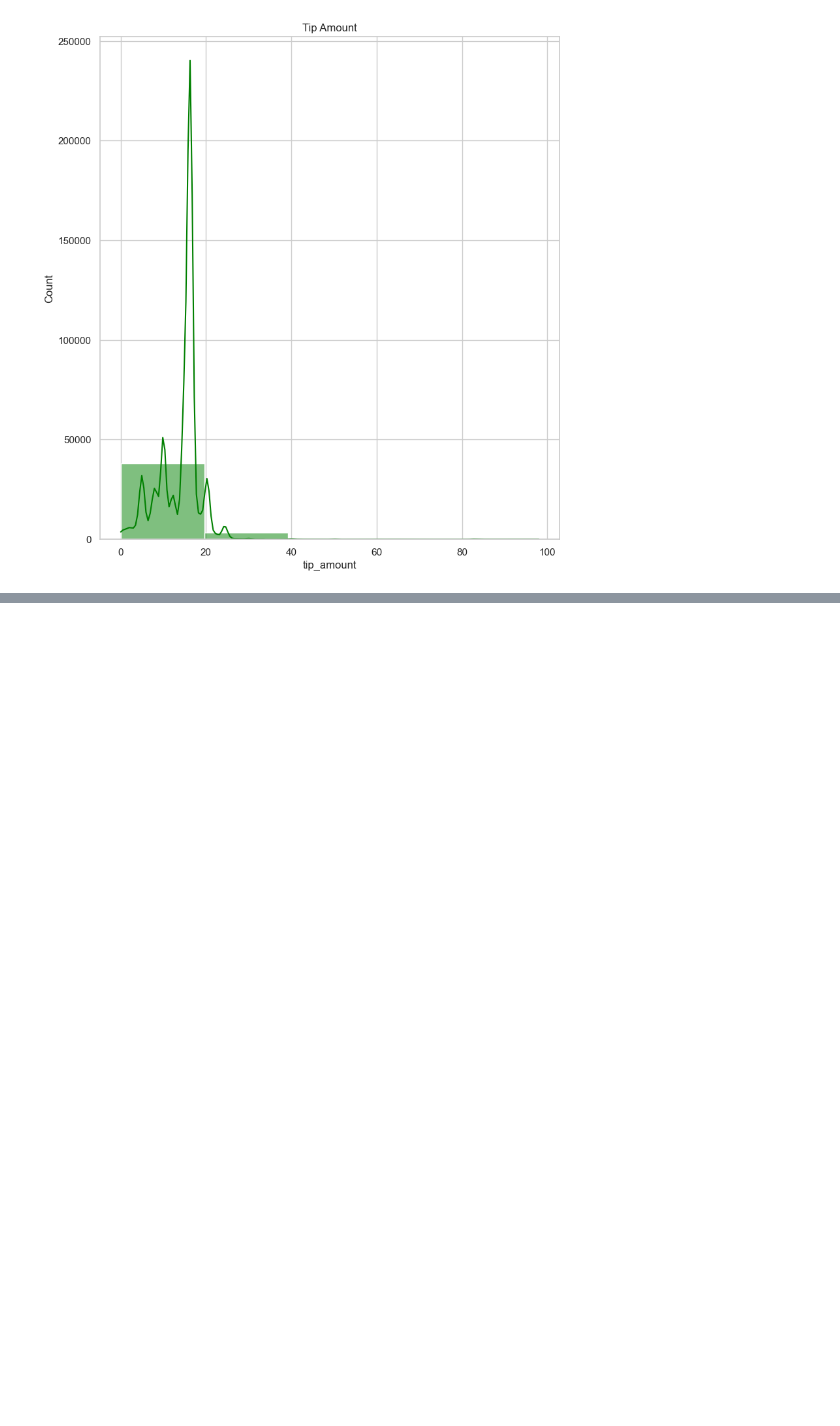
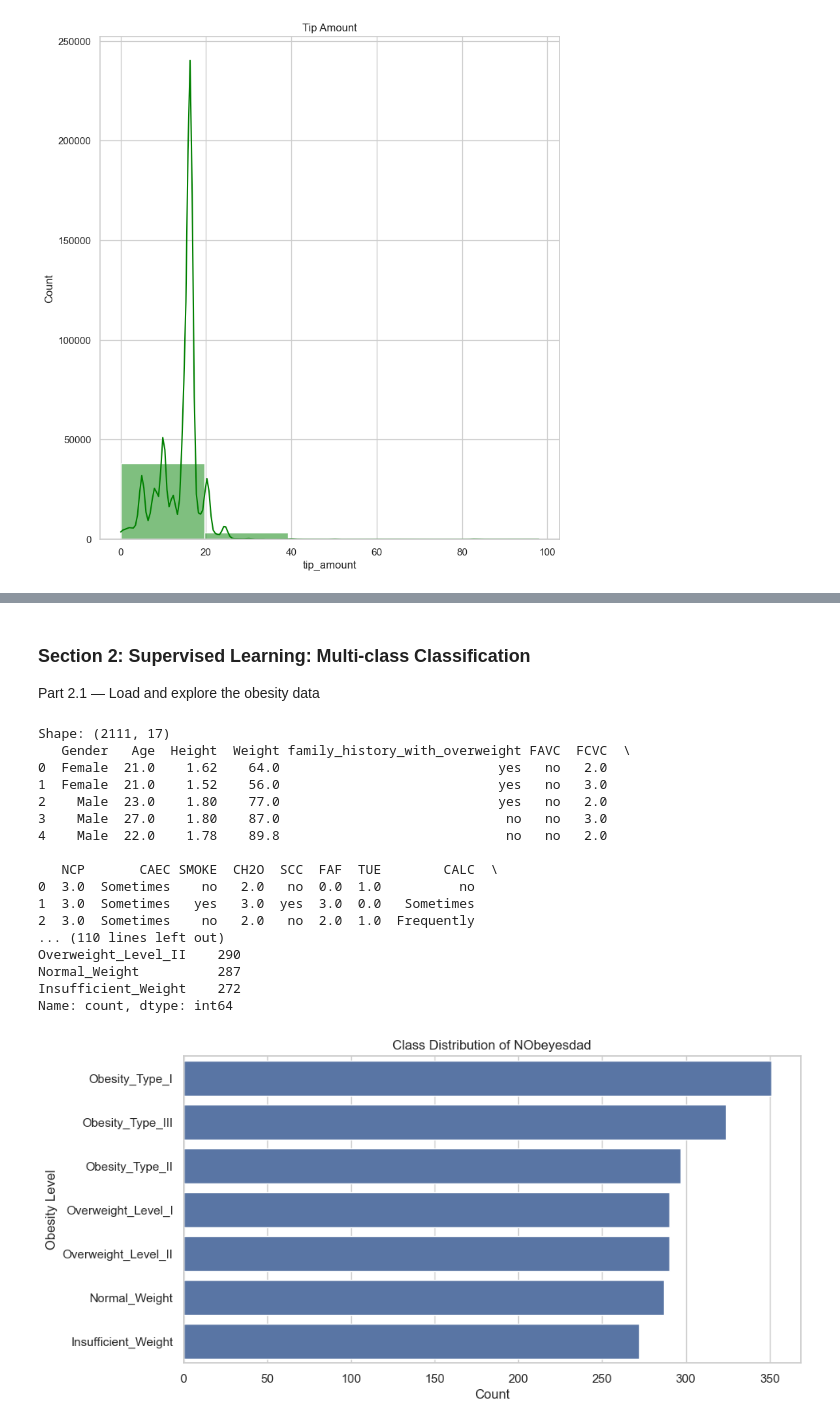
Before and after one commit to Z1llaK0ng/intro-ai, a Jupyter notebook: Lab 2/Lab_2_predictive_analytics.ipynb, the cells around one changed output, grey strips where cells are left out. Drawn from its saved outputs; the diff is of its cells as text; code cells hidden in the pictures; blank space fills up the shorter version.

```diff
--- a/Lab 2/Lab_2_predictive_analytics.ipynb
+++ b/Lab 2/Lab_2_predictive_analytics.ipynb
@@ -94,0 +294,43 @@ taxi = pd.get_dummies(taxi, columns = catCols, drop_first = True, dtype=int)
+# %% [markdown]
+### Section 2: Supervised Learning: Multi-class Classification
+Part 2.1 — Load and explore the obesity data
+# %%
+# TODO: Load the obesity dataset from OBESITY_URL into a DataFrame called `obesity`
+obesity = pd.read_csv(OBESITY_URL)
+
+# TODO: Inspect shape, head, info, describe, and missing values.
+print("Shape:", obesity.shape)
+print(obesity.head())
+obesity.info()
+print(obesity.describe(include="all"))
+print("Missing values:\n", obesity.isnull().sum())
+
+# TODO: Show the class distribution of `NObeyesdad`
+#   (value_counts and a sns.countplot). Is it balanced across the 7 classes?
+print("\nClass distribution:")
+print(obesity["NObeyesdad"].value_counts())
+plt.figure(figsize=(10, 5))
+sns.countplot(data=obesity, y="NObeyesdad", order=obesity["NObeyesdad"].value_counts().index)
+plt.title("Class Distribution of NObeyesdad")
+plt.xlabel("Count")
+plt.ylabel("Obesity Level")
+plt.show()
+# %% [output]
+Shape: (2111, 17)
+   Gender   Age  Height  Weight family_history_with_overweight FAVC  FCVC  \
+0  Female  21.0    1.62    64.0                            yes   no   2.0
+1  Female  21.0    1.52    56.0                            yes   no   3.0
+2    Male  23.0    1.80    77.0                            yes   no   2.0
+3    Male  27.0    1.80    87.0                             no   no   3.0
+4    Male  22.0    1.78    89.8                             no   no   2.0
+
+   NCP       CAEC SMOKE  CH2O  SCC  FAF  TUE        CALC  \
+0  3.0  Sometimes    no   2.0   no  0.0  1.0          no
+1  3.0  Sometimes   yes   3.0  yes  3.0  0.0   Sometimes
+2  3.0  Sometimes    no   2.0   no  2.0  1.0  Frequently
+... (110 lines left out)
+Overweight_Level_II    290
+Normal_Weight          287
+Insufficient_Weight    272
+Name: count, dtype: int64
+[figure, added]
```
Also changed, not shown: parts of 19 cells of this notebook, 5 other files.
